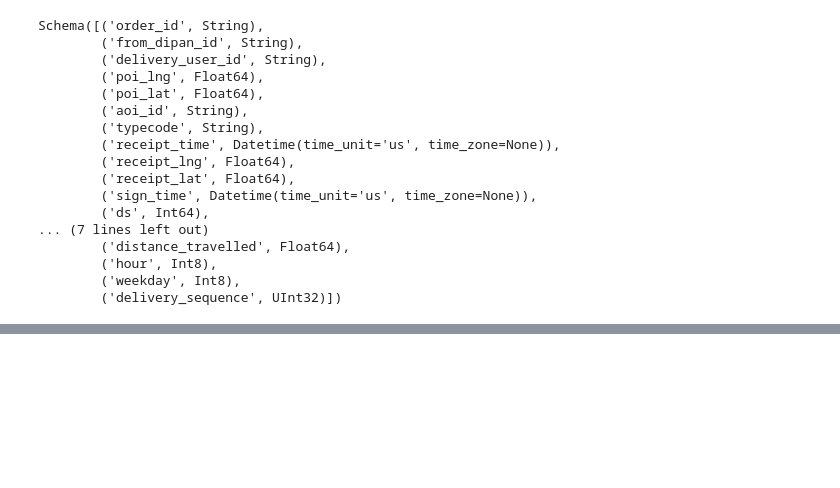
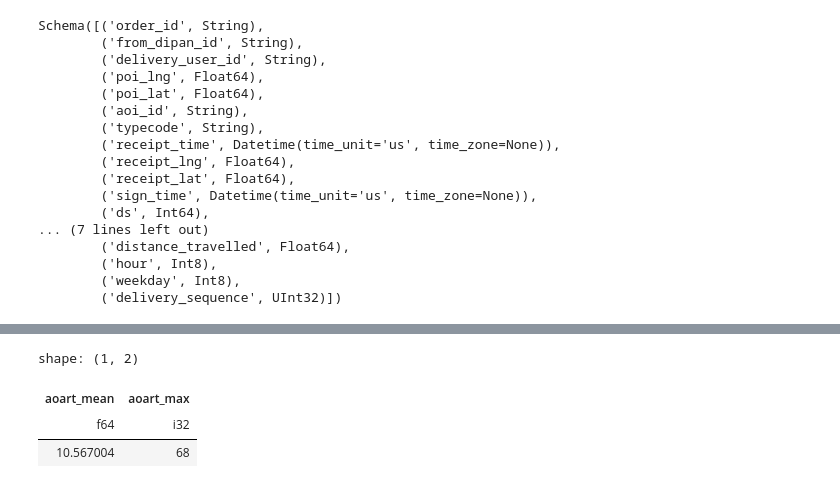
Before and after one commit to aymuos/starship, a Jupyter notebook: fundamental_EDA/actuallyWorking/feature_creator.ipynb, the cells around one changed output, grey strips where cells are left out. Saved outputs shown, nothing was run; the diff lists cells and outputs as text; code cells hidden in the pictures; blank space fills up the shorter version.

```diff
--- a/fundamental_EDA/actuallyWorking/feature_creator.ipynb
+++ b/fundamental_EDA/actuallyWorking/feature_creator.ipynb
@@ -455,0 +460,5 @@ shape: (1, 4)
+# %%
+delivery = delivery.sort([
+    "delivery_user_id",
+    "receipt_time"
+]) # ensuring sorting
@@ -455,0 +494,42 @@ shape: (1, 4)
+# %%
+# Attach workload at receipt_time (ASOF join)
+workload = delivery.join_asof(
+    events.select([
+        "delivery_user_id",
+        "time",
+        "active_orders"
+    ]),
+    left_on="receipt_time",
+    right_on="time",
+    by="delivery_user_id",
+    strategy="backward"
+)
+# %%
+# removing self count
+
+workload = workload.with_columns(
+    (pl.col("active_orders") - 1)
+    .clip(lower_bound=0)
+    .alias("active_orders_at_receipt_time")
+)
+# %%
+# merging into features table
+
+features = features.join(
+    workload.select([
+        "order_id",
+        "active_orders_at_receipt_time"
+    ]),
+    on="order_id",
+    how="left"
+)
+# %%
+features.select([
+    pl.mean("active_orders_at_receipt_time").alias("aoart_mean"),
+    pl.max("active_orders_at_receipt_time").alias("aoart_max")
+])
+# %% [output]
+shape: (1, 2)
+| aoart_mean | aoart_max |
+| f64 | i32 |
+| 10.567004 | 68 |
```
Also changed, not shown: parts of 5 cells of this notebook.
